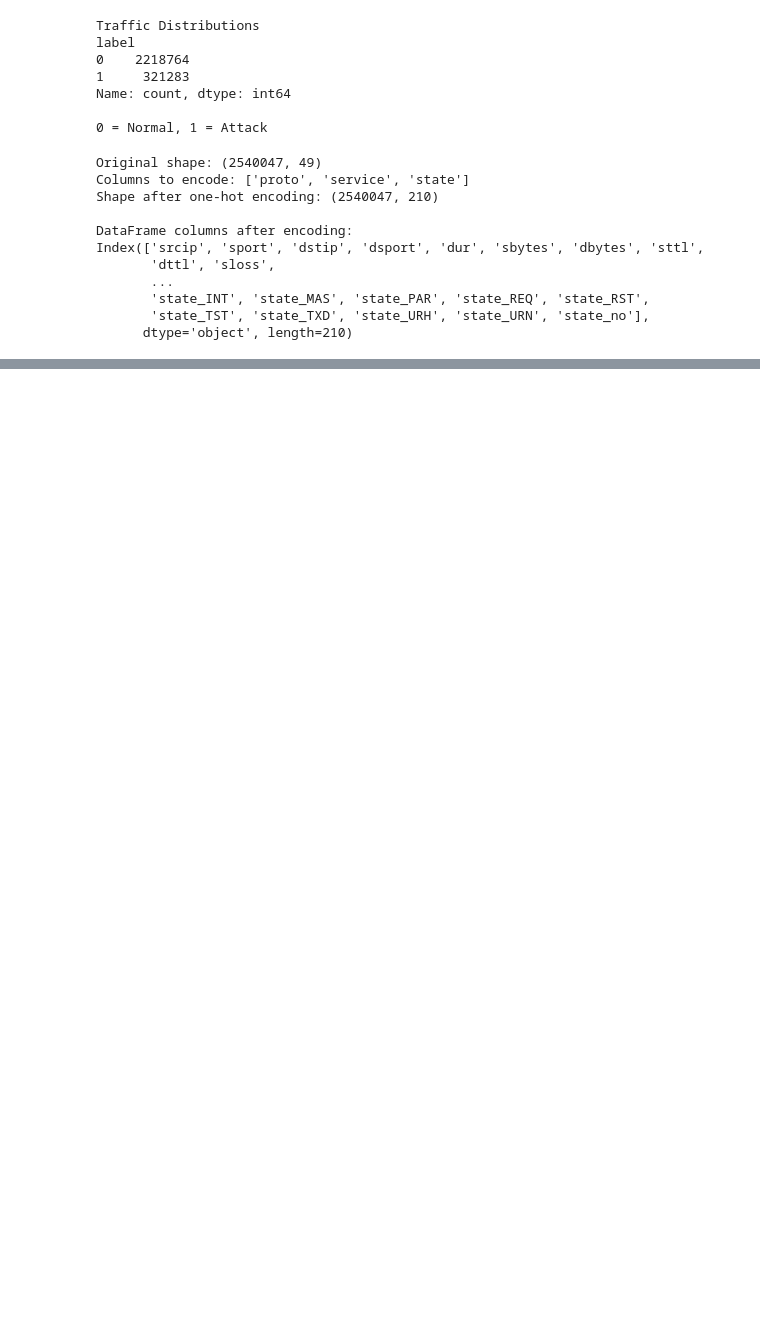
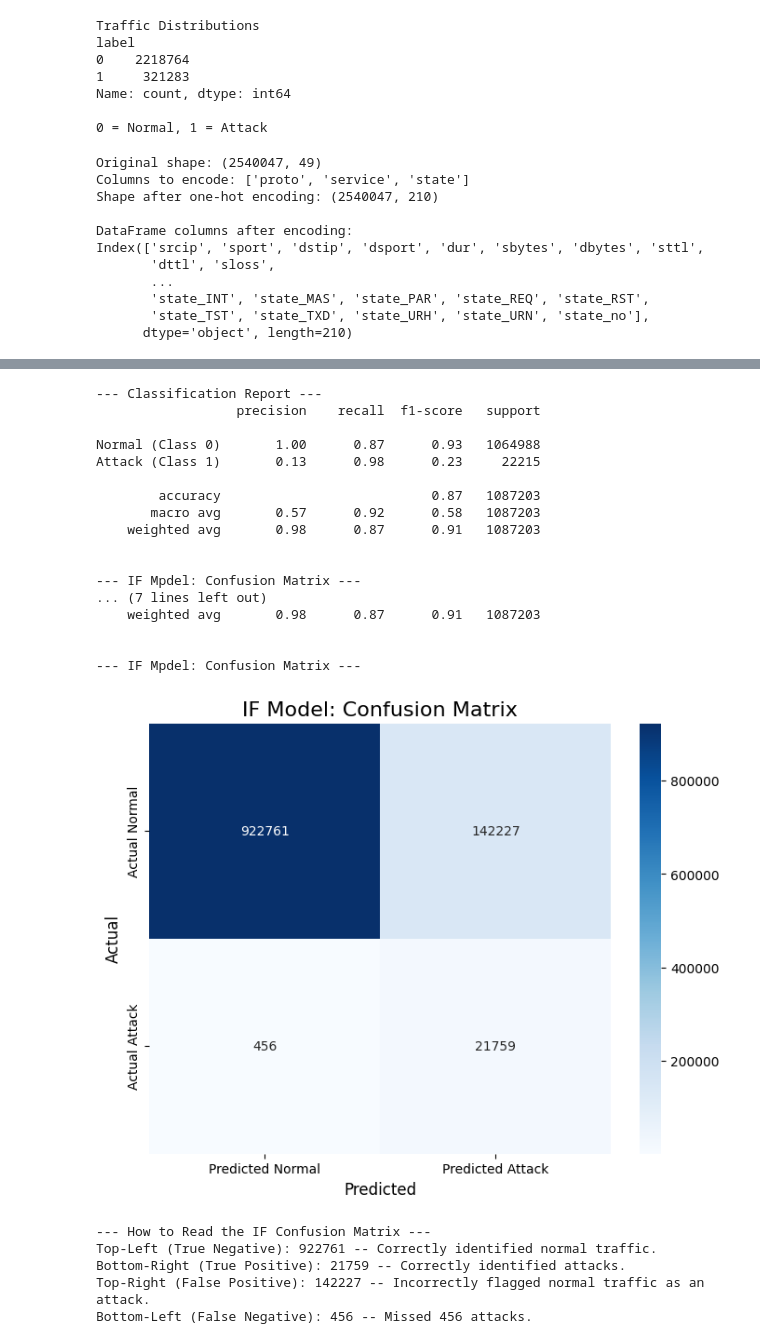
Before and after one commit to gabe-imb/Network-Anomaly-Detection-for-Intrusion-Detection, a Jupyter notebook: network_anomaly_detection.ipynb, the cells around one changed output, grey strips where cells are left out. Drawn from its saved outputs; the diff is of its cells as text; code cells hidden in the pictures; blank space fills up the shorter version.

Commit message:
Trained an Isolation Forest model

```diff
--- a/network_anomaly_detection.ipynb
+++ b/network_anomaly_detection.ipynb
@@ -20,7 +20,7 @@ df3 = pd.read_csv('Datasets/UNSW-NB15/UNSW-NB15_3.csv', header=None, names=colum
 df4 = pd.read_csv('Datasets/UNSW-NB15/UNSW-NB15_4.csv', header=None, names=column_names, low_memory=False)
 
 #Combine into one dataframe
-df = pd.concat([df1, df2, df3, df4])
+df = pd.concat([df1, df2, df3, df4], ignore_index=True)
 
 print(df.shape)
 print(df.head())
@@ -175,0 +212,64 @@ Scaling the feature set...
+# %%
+from sklearn.metrics import classification_report, confusion_matrix
+import seaborn as sns
+import matplotlib.pyplot as plt
+import numpy as np
+
+
+eval_df = df.loc[X.index].copy()
+
+eval_df['predicted_label'] = np.where(eval_df['anomaly_prediction'] == -1, 1, 0)
+
+true_labels = eval_df['label']
+predicted_labels = eval_df['predicted_label']
+target_names = ['Normal (Class 0)', 'Attack (Class 1)']
+
+print("--- Classification Report ---")
+report = classification_report(true_labels, predicted_labels, target_names=target_names, zero_division=0)
+print(report)
+
+print("\n--- IF Mpdel: Confusion Matrix ---")
+if_cm = confusion_matrix(true_labels, predicted_labels)
+
+plt.figure(figsize=(8,6))
+sns.heatmap(if_cm, annot=True, fmt='d', cmap='Blues',
+            xticklabels=['Predicted Normal', 'Predicted Attack'],
+            yticklabels=['Actual Normal', 'Actual Attack'])
+plt.title('IF Model: Confusion Matrix', fontsize=16)
+plt.ylabel('Actual', fontsize=12)
+plt.xlabel('Predicted', fontsize=12)
+plt.show()
+
+print("\n--- How to Read the IF Confusion Matrix ---")
+try:
+    tn, fp, fn, tp = if_cm.ravel()
+    print(f"Top-Left (True Negative): {tn} -- Correctly identified normal traffic.")
+    print(f"Bottom-Right (True Positive): {tp} -- Correctly identified attacks.")
+    print(f"Top-Right (False Positive): {fp} -- Incorrectly flagged normal traffic as an attack.")
+    print(f"Bottom-Left (False Negative): {fn} -- Missed {fn} attacks.")
+except ValueError:
+    print("Could not unpack confusion matrix. Check if predictions contain both 0s and 1s.")
+# %% [output]
+--- Classification Report ---
+                  precision    recall  f1-score   support
+
+Normal (Class 0)       1.00      0.87      0.93   1064988
+Attack (Class 1)       0.13      0.98      0.23     22215
+
+        accuracy                           0.87   1087203
+       macro avg       0.57      0.92      0.58   1087203
+    weighted avg       0.98      0.87      0.91   1087203
+
+
+--- IF Mpdel: Confusion Matrix ---
+... (7 lines left out)
+    weighted avg       0.98      0.87      0.91   1087203
+
+
+--- IF Mpdel: Confusion Matrix ---
+[figure, added]
+--- How to Read the IF Confusion Matrix ---
+Top-Left (True Negative): 922761 -- Correctly identified normal traffic.
+Bottom-Right (True Positive): 21759 -- Correctly identified attacks.
+Top-Right (False Positive): 142227 -- Incorrectly flagged normal traffic as an attack.
+Bottom-Left (False Negative): 456 -- Missed 456 attacks.
```
Also changed, not shown: parts of 3 cells of this notebook.
